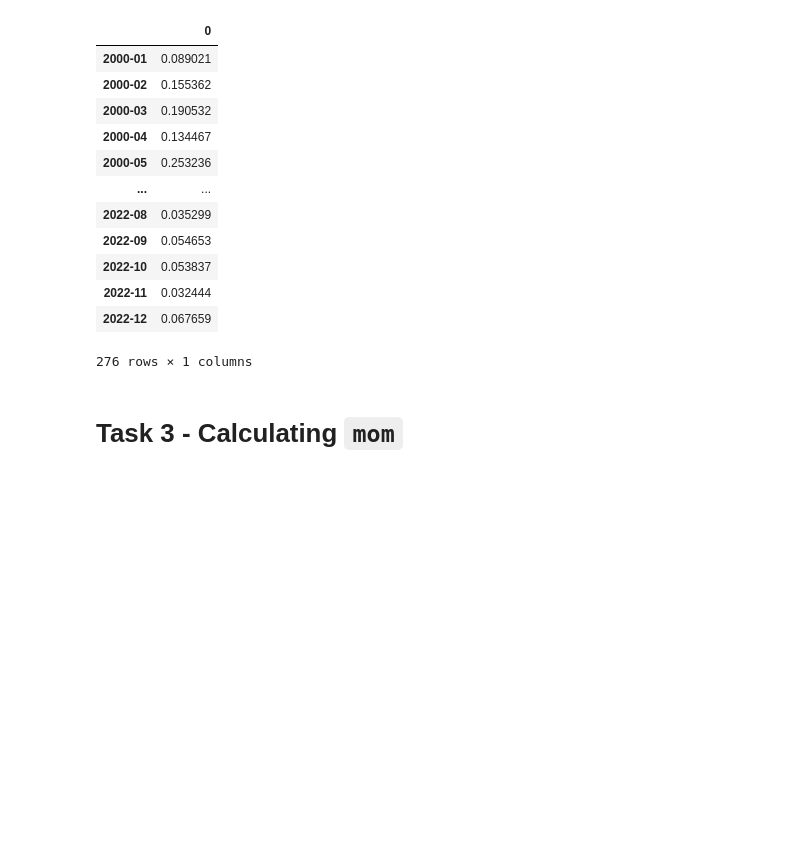
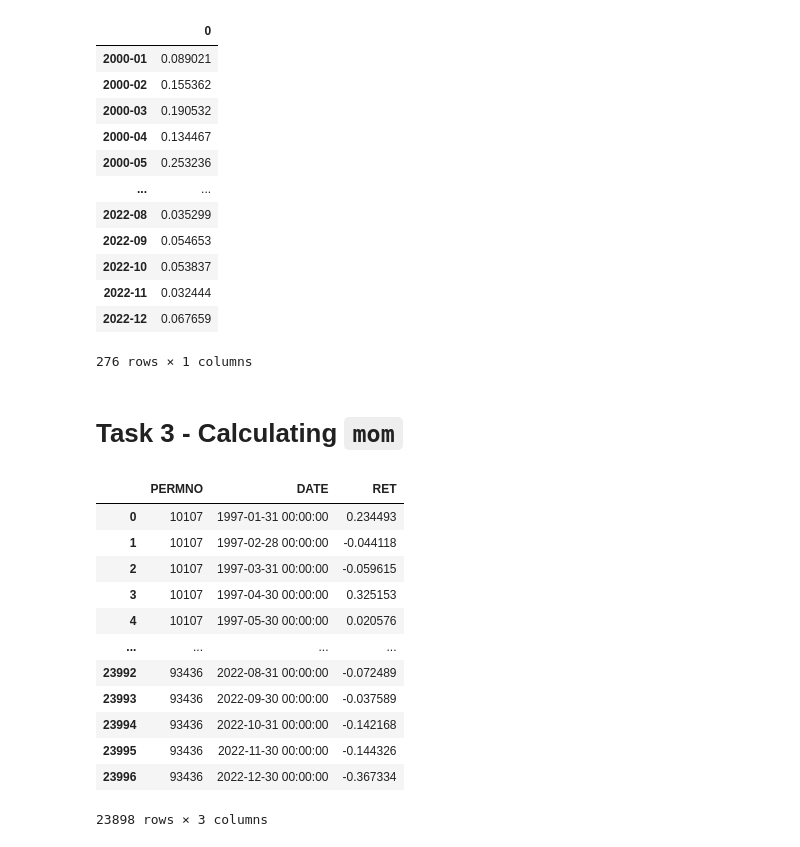
Before and after one commit to uWaterloo-CFM/CFM-301, a Jupyter notebook: Assignment 3/Assignment 3.ipynb, the cells around one changed output. Saved outputs shown, nothing was run; the diff lists cells and outputs as text; code cells hidden in the pictures; blank space fills up the shorter version.

```diff
--- a/Assignment 3/Assignment 3.ipynb
+++ b/Assignment 3/Assignment 3.ipynb
@@ -24,6 +24,9 @@ ff3 = pd.read_excel("datasets.xlsx", sheet_name="ff3", converters={"DATEFF":str}
 Some stocks may not have data until after Janurary 2000, so if that happens we only look at months t such that there are at least 12 observations prior to (not including) t.
 # %%
 nasdaq_100_ret = crsp[["PERMNO", "DATE", "RET"]]
+# %%
+# Data cleanup
+nasdaq_100_ret.dropna(inplace=True)
 # %%
 ff3
 # %% [output]
@@ -290,3 +281,19 @@ permno_ivol_dict[87055.0]
 276 rows × 1 columns
 # %% [markdown]
 # Task 3 - Calculating `mom`
+# %%
+nasdaq_100_ret
+# %% [output]
+|  | PERMNO | DATE | RET |
+| 0 | 10107 | 1997-01-31 00:00:00 | 0.234493 |
+| 1 | 10107 | 1997-02-28 00:00:00 | -0.044118 |
+| 2 | 10107 | 1997-03-31 00:00:00 | -0.059615 |
+| 3 | 10107 | 1997-04-30 00:00:00 | 0.325153 |
+| 4 | 10107 | 1997-05-30 00:00:00 | 0.020576 |
+| ... | ... | ... | ... |
+| 23992 | 93436 | 2022-08-31 00:00:00 | -0.072489 |
+| 23993 | 93436 | 2022-09-30 00:00:00 | -0.037589 |
+| 23994 | 93436 | 2022-10-31 00:00:00 | -0.142168 |
+| 23995 | 93436 | 2022-11-30 00:00:00 | -0.144326 |
+| 23996 | 93436 | 2022-12-30 00:00:00 | -0.367334 |
+23898 rows × 3 columns
```
Also changed, not shown: parts of 6 cells of this notebook, 1 other file.
